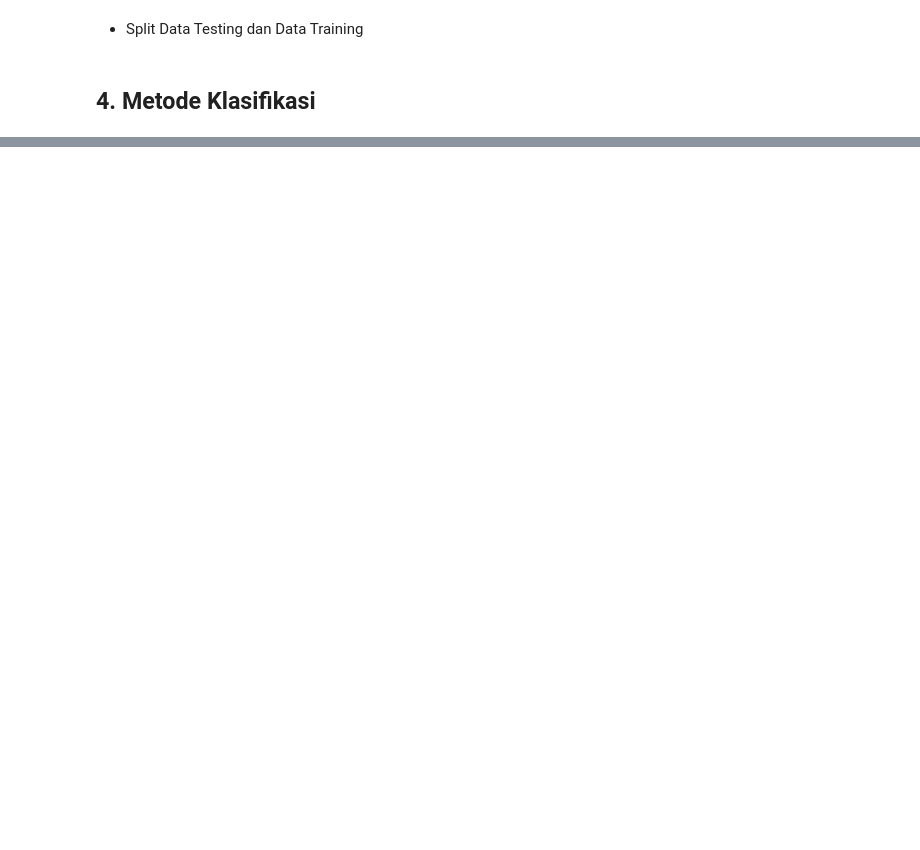
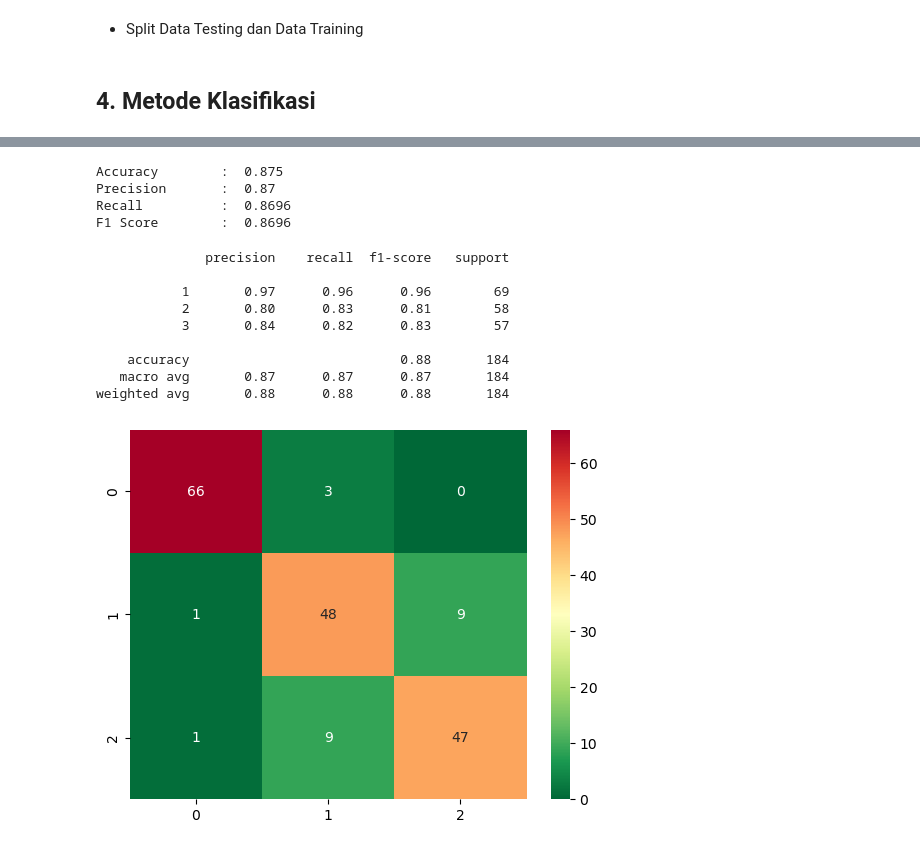
Before and after one commit to kusin/klasifikasi_kopra, a Jupyter notebook: new_klasifikasi_kopra.ipynb, the cells around one changed output, grey strips where cells are left out. Saved outputs shown, nothing was run; the diff lists cells and outputs as text; code cells hidden in the pictures; blank space fills up the shorter version.

```diff
--- a/new_klasifikasi_kopra.ipynb
+++ b/new_klasifikasi_kopra.ipynb
@@ -100,10 +101,10 @@ plt.show()
 # %% [markdown]
 - Setting experiment
 # %%
-# 1. skenario W
+# # 1. skenario W
 # x = dataset.iloc[:,0:8].values
 
-# # 2. skenario B
+# 2. skenario B
 # x = dataset.iloc[:,8:10].values
 
 # # 3. skenario T
@@ -112,14 +113,14 @@ plt.show()
 # # 4. Skenario W dan B
 # x = dataset.iloc[:,0:10].values
 
-# # 5. Skenario W dan T
+# 5. Skenario W dan T
 # x = dataset.iloc[:,0:13].values
 
 # # 6. Skenario B dan T
-x = dataset.iloc[:,8:15].values
+# x = dataset.iloc[:,8:15].values
 
 # # 7. Skenario W,B,dan T
-# x = dataset.iloc[:,0:15].values
+x = dataset.iloc[:,0:15].values
 
 # Taget, Jenis Kopra
 y = dataset.iloc[:,[-1]].values
@@ -309,0 +261,20 @@ plt.show()
+# %%
+clf1 = KNeighborsClassifier(n_neighbors=3, weights='distance', p=2, metric='minkowski')
+clf2 = SVC(kernel='rbf', random_state=1234, probability=True)
+clf3 = DecisionTreeClassifier(random_state=1234)
+clf4 = RandomForestClassifier(random_state=1234)
+clf5 = MultinomialNB()
+clf6 = LogisticRegression(random_state=1234)
+# %%
+clf = VotingClassifier(
+     estimators=[
+         ('knn', clf1),
+         ('svm', clf2),
+         ('dt', clf3),
+         ('rf', clf4),
+         ('nb', clf5),
+         ('lr', clf6)
+     ], voting='soft'
+ )
+# %%
+prediksi = clf.fit(x_train, y_train).predict(x_test)
@@ -309,0 +293,26 @@ plt.show()
+# %%
+print("Accuracy \t: ", np.round(accuracy_score(y_test, prediksi), 4))
+print("Precision \t: ", np.round(precision_score(y_test, prediksi, average="macro"), 4))
+print("Recall \t\t: ", np.round(recall_score(y_test, prediksi, average="macro"), 4))
+print("F1 Score \t: ", np.round(f1_score(y_test, prediksi, average="macro"), 4))
+# %% [output]
+Accuracy        :  0.875
+Precision       :  0.87
+Recall          :  0.8696
+F1 Score        :  0.8696
+# %%
+#confusion matrix dan classificatio report
+print(classification_report(y_test, prediksi))
+sns.heatmap(confusion_matrix(y_test, prediksi),annot=True, cmap="RdYlGn_r")
+plt.show()
+# %% [output]
+              precision    recall  f1-score   support
+
+           1       0.97      0.96      0.96        69
+           2       0.80      0.83      0.81        58
+           3       0.84      0.82      0.83        57
+
+    accuracy                           0.88       184
+   macro avg       0.87      0.87      0.87       184
+weighted avg       0.88      0.88      0.88       184
+[figure, added]
```
Also changed, not shown: parts of 41 cells of this notebook, 1 other file.
